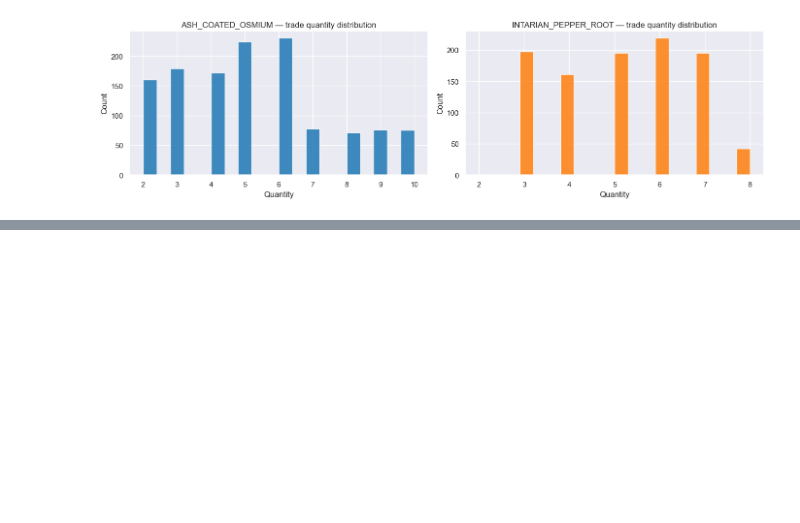
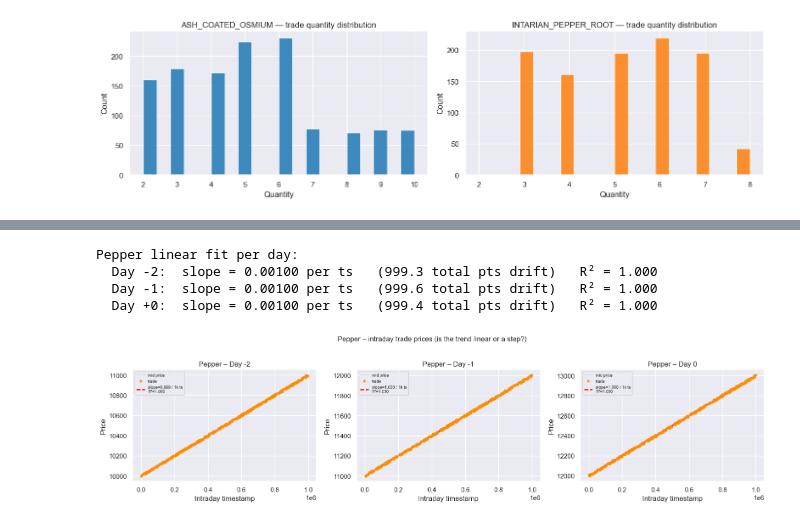
Before and after one commit to Armand279/Bart-Technologies-IMC-Prosperity-4, a Jupyter notebook: notebooks/round1.ipynb, the cells around one changed output, grey strips where cells are left out. Saved outputs shown, nothing was run; the diff lists cells and outputs as text; code cells hidden in the pictures; blank space fills up the shorter version.

```diff
--- a/notebooks/round1.ipynb
+++ b/notebooks/round1.ipynb
@@ -283,0 +476,39 @@ plt.show()
+# %%
+# ── 11.5  Pepper – intraday trend shape: linear drift or step jump? ──────────
+from scipy.stats import linregress as lr_fn
+
+fig, axes = plt.subplots(1, 3, figsize=(16, 4), sharey=False)
+
+print("Pepper linear fit per day:")
+for ax, day in zip(axes, DAYS):
+    df_t = pepper_t[pepper_t['day'] == day].sort_values('timestamp')
+    df_p = prices[(prices['product'] == 'INTARIAN_PEPPER_ROOT') &
+                  (prices['day'] == day)].sort_values('timestamp')
+
+    ax.plot(df_p['timestamp'], df_p['mid_price'],
+            lw=0.7, color='gray', alpha=0.6, label='mid price')
+    ax.scatter(df_t['timestamp'], df_t['price'],
+               s=12, color='darkorange', alpha=0.8, zorder=5, label='trade')
+
+    if len(df_t) > 2:
+        sl, ic, r, pv, _ = lr_fn(df_t['timestamp'], df_t['price'])
+        x_fit = np.array([df_t['timestamp'].min(), df_t['timestamp'].max()])
+        ax.plot(x_fit, ic + sl * x_fit, color='red', lw=1.8, ls='--',
+                label=f'slope={sl*1000:.3f} / 1k ts\nR²={r**2:.3f}')
+        print(f"  Day {day:+d}:  slope = {sl:.5f} per ts   "
+              f"({sl * 999_900:.1f} total pts drift)   R² = {r**2:.3f}")
+
+    ax.set_title(f'Pepper – Day {day}')
+    ax.set_xlabel('Intraday timestamp')
+    ax.set_ylabel('Price')
+    ax.legend(fontsize=7)
+
+plt.suptitle('Pepper – intraday trade prices (is the trend linear or a step?)', y=1.02, fontsize=12)
+plt.tight_layout()
+plt.show()
+# %% [output]
+Pepper linear fit per day:
+  Day -2:  slope = 0.00100 per ts   (999.3 total pts drift)   R² = 1.000
+  Day -1:  slope = 0.00100 per ts   (999.6 total pts drift)   R² = 1.000
+  Day +0:  slope = 0.00100 per ts   (999.4 total pts drift)   R² = 1.000
+[figure, added]
```
Also changed, not shown: parts of 8 cells of this notebook, 1 other file.
